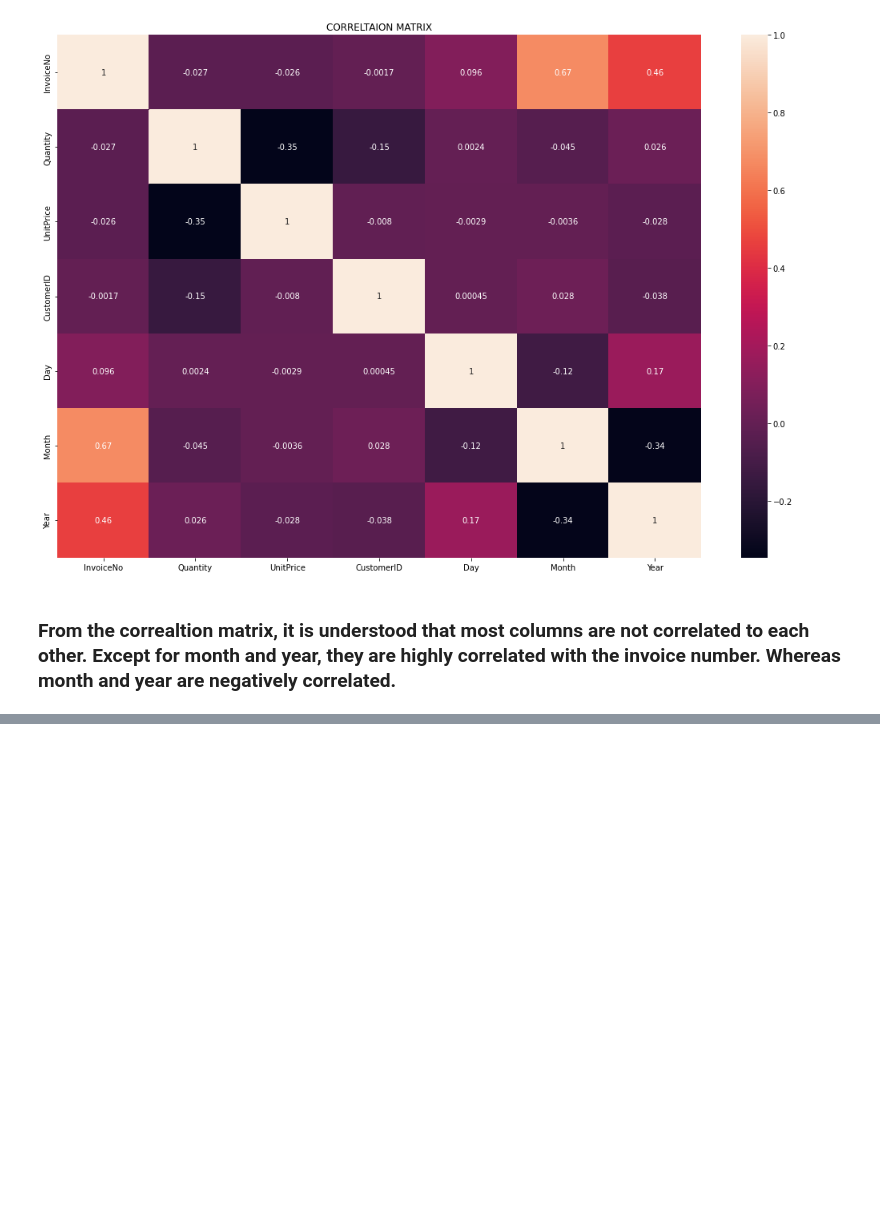
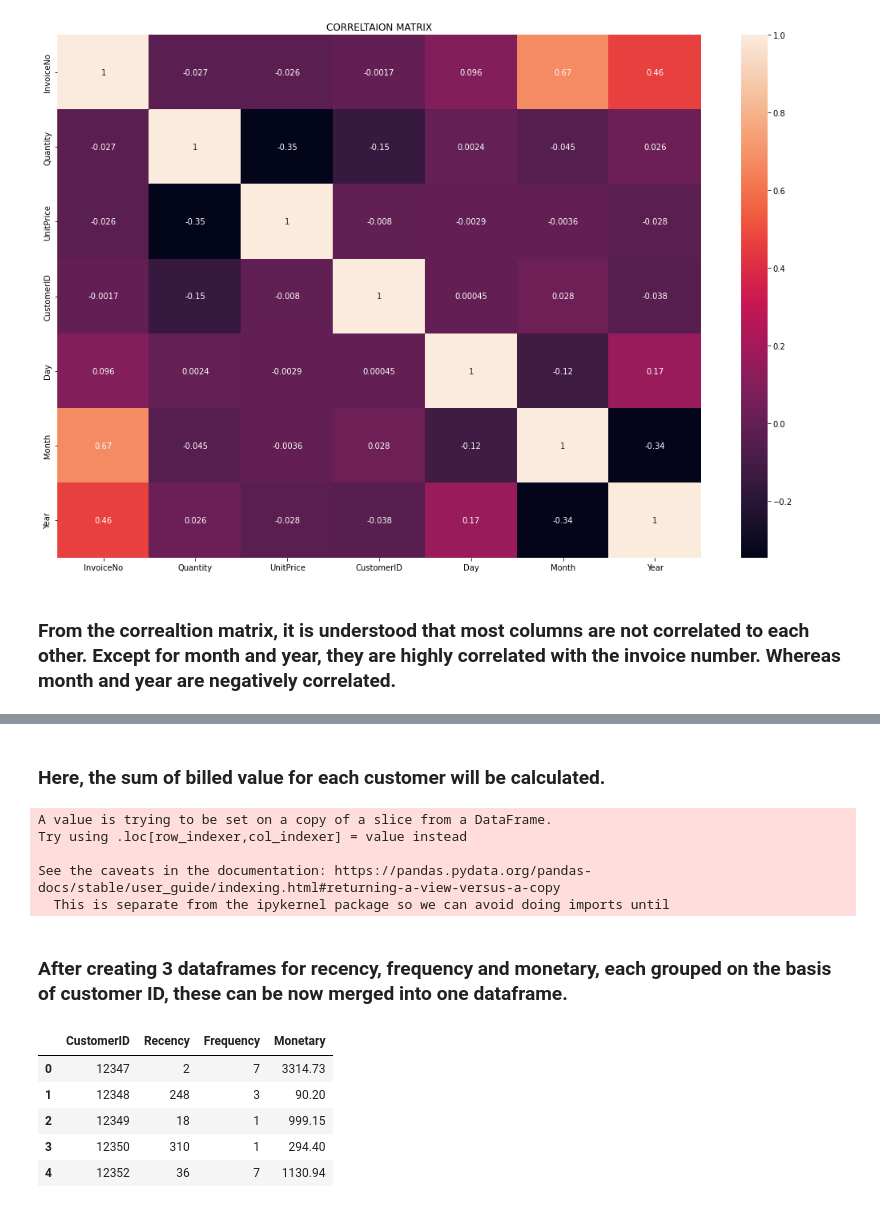
Before and after one commit to amolprabhu/Customer-Segmentation, a Jupyter notebook: Capstone_Project_Customer_Segmentation.ipynb, the cells around one changed output, grey strips where cells are left out. Cells and saved outputs as stored; diff of their text form; code cells hidden in the pictures; blank space fills up the shorter version.

```diff
--- a/Capstone_Project_Customer_Segmentation.ipynb
+++ b/Capstone_Project_Customer_Segmentation.ipynb
@@ -417,0 +448,5 @@ Text(0.5, 1.0, 'CORRELTAION MATRIX')
+# %%
+# Creating a frequency dataframe
+freq_df = pd.DataFrame(data = data.groupby('CustomerID').nunique()['InvoiceNo'])
+freq_df.reset_index(inplace = True)
+freq_df.columns = ['CustomerID', 'Frequency']
@@ -417,0 +455,12 @@ Text(0.5, 1.0, 'CORRELTAION MATRIX')
+# %% [markdown]
+### Here, the sum of billed value for each customer will be calculated.
+# %%
+# Creating a dataframe with total billed amount
+monetary_df = data[['CustomerID', 'Quantity', 'UnitPrice']]
+monetary_df['TotalAmount'] = monetary_df['Quantity'] * monetary_df['UnitPrice']
+# %% [output]
+A value is trying to be set on a copy of a slice from a DataFrame.
+Try using .loc[row_indexer,col_indexer] = value instead
+
+See the caveats in the documentation: https://pandas.pydata.org/pandas-docs/stable/user_guide/indexing.html#returning-a-view-versus-a-copy
+  This is separate from the ipykernel package so we can avoid doing imports until
@@ -417,0 +472,2 @@ Text(0.5, 1.0, 'CORRELTAION MATRIX')
+# %% [markdown]
+### After creating 3 dataframes for recency, frequency and monetary, each grouped on the basis of customer ID, these can be now merged into one dataframe.
@@ -417,0 +478,10 @@ Text(0.5, 1.0, 'CORRELTAION MATRIX')
+# %%
+# First 5 rows of the RFM dataframe
+rfm_df.head()
+# %% [output]
+|  | CustomerID | Recency | Frequency | Monetary |
+| 0 | 12347 | 2 | 7 | 3314.73 |
+| 1 | 12348 | 248 | 3 | 90.20 |
+| 2 | 12349 | 18 | 1 | 999.15 |
+| 3 | 12350 | 310 | 1 | 294.40 |
+| 4 | 12352 | 36 | 7 | 1130.94 |
```
Also changed, not shown: parts of 34 cells of this notebook.
